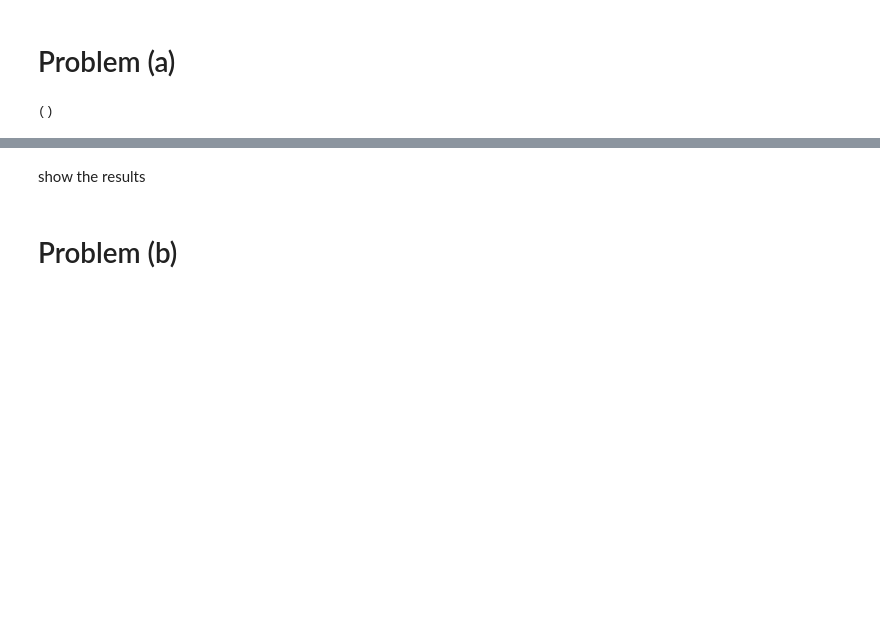
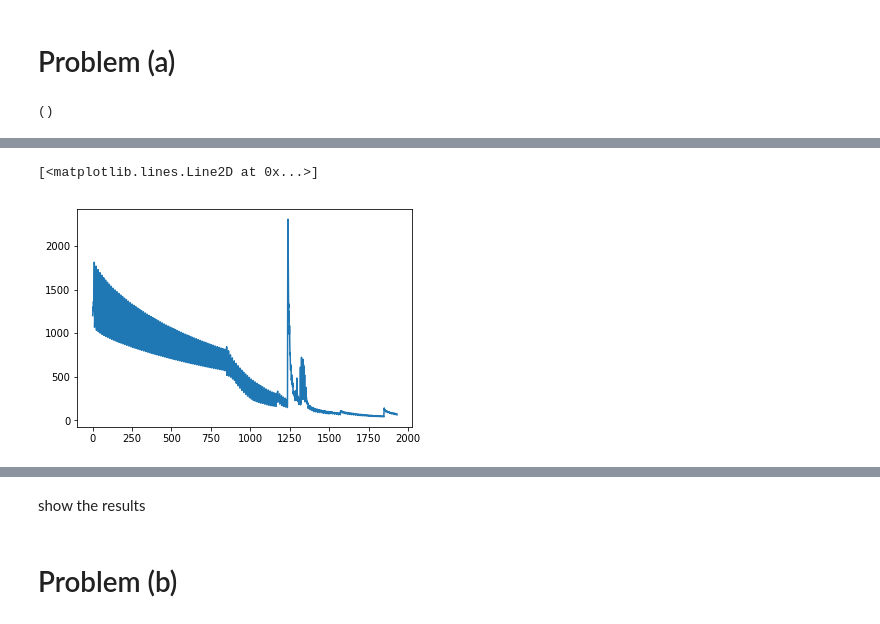
Before and after one commit to hamzakeurti/neural-control, a Jupyter notebook: codes/prob1_for_student.ipynb, the cells around one changed output, grey strips where cells are left out. Saved outputs shown, nothing was run; the diff lists cells and outputs as text; code cells hidden in the pictures; blank space fills up the shorter version.

```diff
--- a/codes/prob1_for_student.ipynb
+++ b/codes/prob1_for_student.ipynb
@@ -182,0 +261,5 @@ K = torch.tensor([
+# %%
+plt.plot(losses_train)
+# %% [output]
+[<matplotlib.lines.Line2D at 0x...>]
+[figure, added]
```
Also changed, not shown: parts of 18 cells of this notebook.
